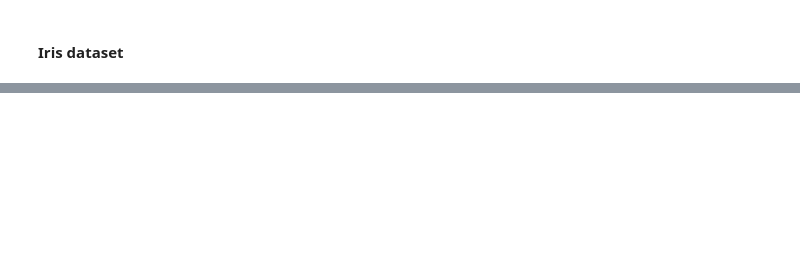
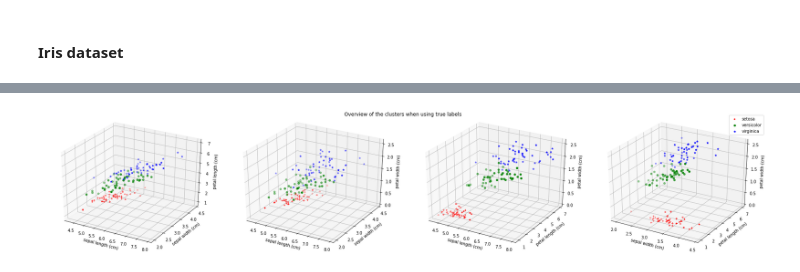
Before and after one commit to Avuerro/NaturalComputing, a Jupyter notebook: Assignment2-SI/Assignment2_SI_Exercise3.ipynb, the cells around one changed output, grey strips where cells are left out. Cells and saved outputs as stored; diff of their text form; code cells hidden in the pictures; blank space fills up the shorter version.

```diff
--- a/Assignment2-SI/Assignment2_SI_Exercise3.ipynb
+++ b/Assignment2-SI/Assignment2_SI_Exercise3.ipynb
@@ -293,0 +323,5 @@ threedimensional_clusters_plotter(iris.feature_names, clusters, cluster_indices,
+# %%
+# Plot clusters obtained using the true labels
+plot_3d_cluster(iris.feature_names, true_clusters, 'true labels', iris.target_names)
+# %% [output]
+[figure, added]
```
Also changed, not shown: parts of 14 cells of this notebook, 2 other files.
